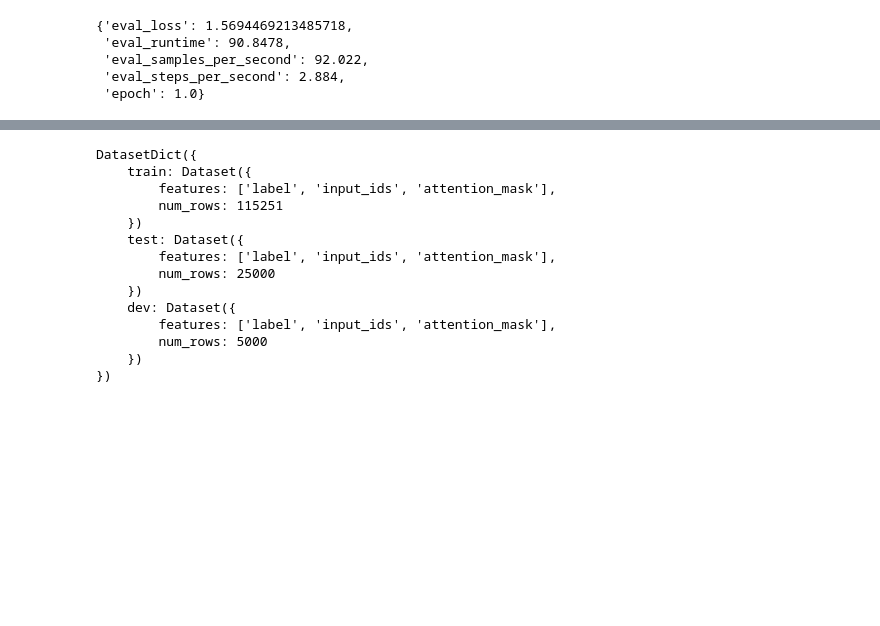
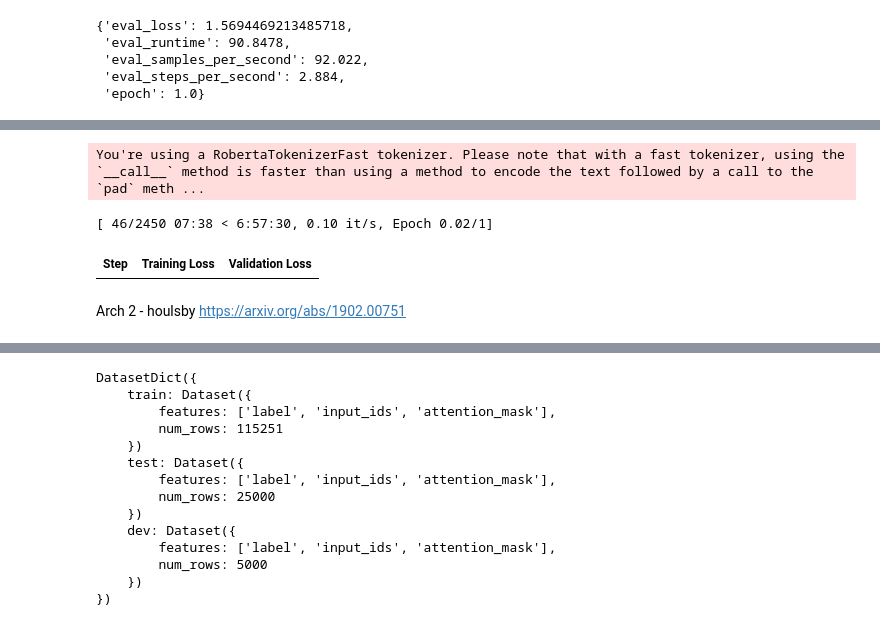
Before and after one commit to BigTMiami/AdaptOrDie, a Jupyter notebook: AdapterTraining_DAPT_TAPT.ipynb, the cells around one changed output, grey strips where cells are left out. Cells and saved outputs as stored; diff of their text form; code cells hidden in the pictures; blank space fills up the shorter version.

Commit message:
DAPT training with pfeiffer and houlsby adapters

```diff
--- a/AdapterTraining_DAPT_TAPT.ipynb
+++ b/AdapterTraining_DAPT_TAPT.ipynb
@@ -278,0 +292,21 @@ TAPT
+# %%
+from adapters import AutoAdapterModel
+# Model
+dapt_model_pfeiffer = AutoAdapterModel.from_pretrained(
+    "roberta-base",
+    config=config,
+)
+
+# Add a new adapter to model - use seq bn architecture
+dapt_model_pfeiffer.add_adapter("review_adapter", config="pfeiffer")
+
+# # Add a matching classification head
+# dapt_model.add_classification_head(
+#     "review_adapter",
+#     num_labels=2,
+#     id2label={ 0: "👎", 1: "👍"}
+#   )
+
+# Activate the adapter
+dapt_model_pfeiffer.train_adapter("review_adapter")
+dapt_model_pfeiffer.set_active_adapters("review_adapter") # this is unnecessary if call train
@@ -278,0 +374,8 @@ TAPT
+# %%
+# TRAINING
+results = dapt_trainer_pfeiffer.train()
+print(results)
+# %% [output]
+You're using a RobertaTokenizerFast tokenizer. Please note that with a fast tokenizer, using the `__call__` method is faster than using a method to encode the text followed by a call to the `pad` meth ...
+[ 46/2450 07:38 < 6:57:30, 0.10 it/s, Epoch 0.02/1]
+| Step | Training Loss | Validation Loss |
@@ -278,0 +384,2 @@ TAPT
+# %% [markdown]
+Arch 2 - houlsby https://arxiv.org/abs/1902.00751
```
Also changed, not shown: parts of 20 cells of this notebook.
